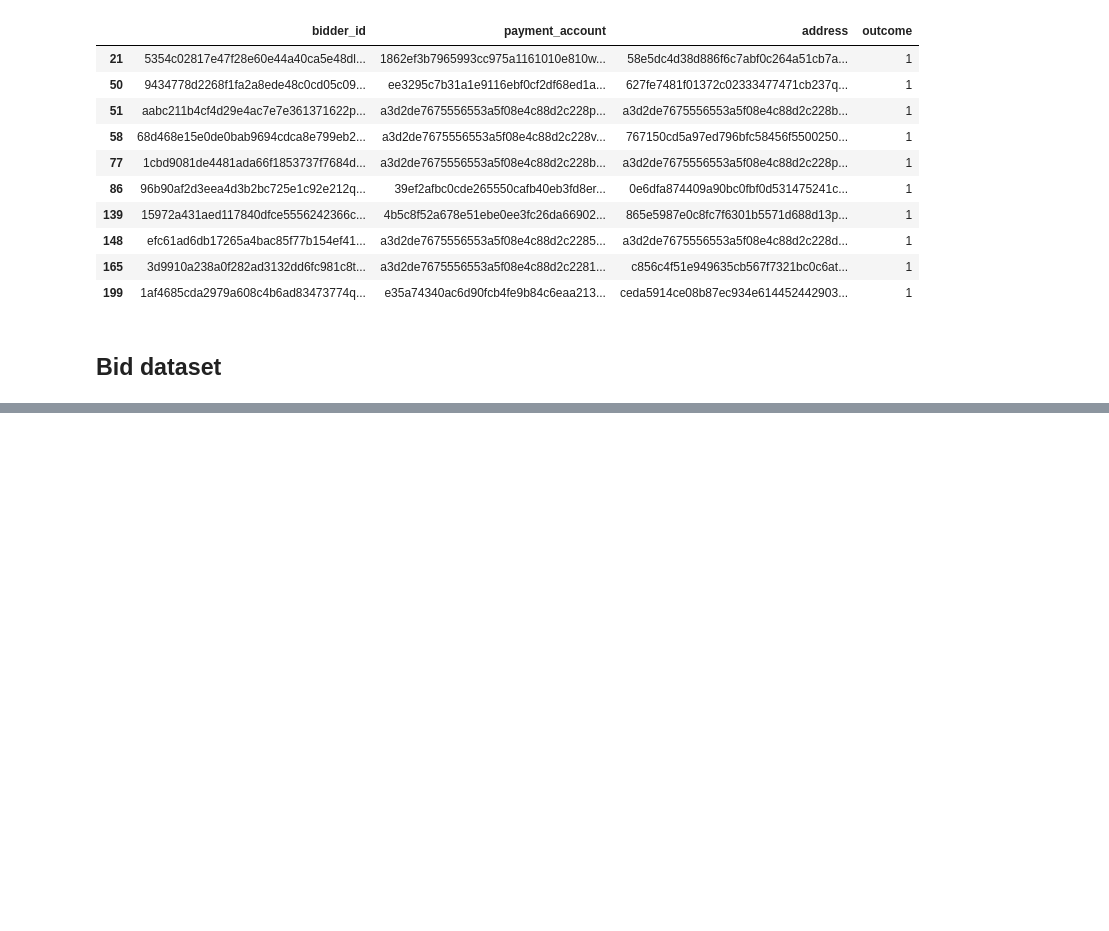
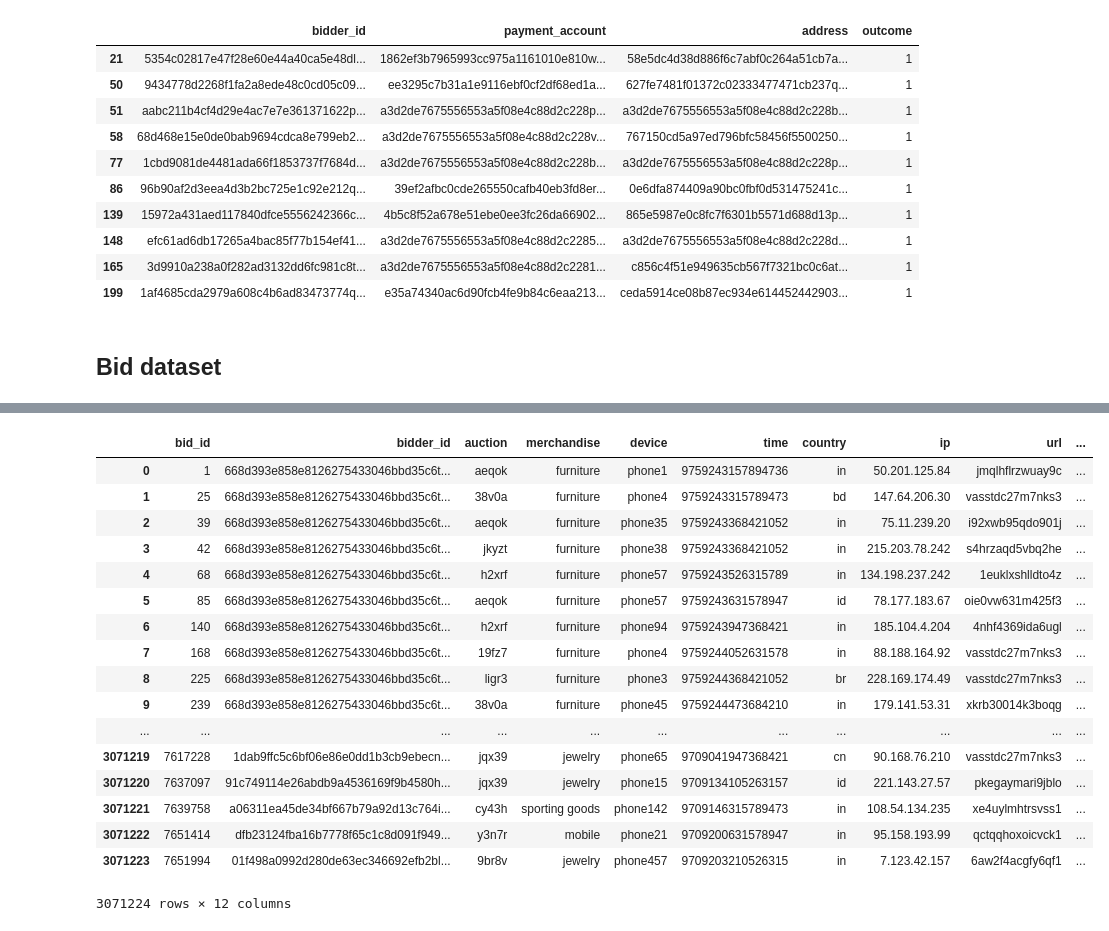
Before and after one commit to drmingle/human_or_robot, a Jupyter notebook: explore.ipynb, the cells around one changed output, grey strips where cells are left out. Saved outputs shown, nothing was run; the diff lists cells and outputs as text; code cells hidden in the pictures; blank space fills up the shorter version.

Commit message:
merge datasets and some exploratory analysis

```diff
--- a/explore.ipynb
+++ b/explore.ipynb
@@ -6,9 +12,9 @@ import numpy as np
 # %% [markdown]
 # Data import and cleaning
 # %%
-df.train = pd.read_csv('train.csv', header=0)
-df.bids = pd.read_csv('bids.csv', header=0)
-df.test = pd.read_csv('test.csv', header=0)
+train = pd.read_csv('train.csv', header=0)
+bids = pd.read_csv('bids.csv', header=0)
+test = pd.read_csv('test.csv', header=0)
 # %% [markdown]
 # Explore data
 # %% [markdown]
@@ -96,0 +226,22 @@ Name: bidder_id, dtype: int64
+# %%
+bids_train=pd.merge(bids,train,on='bidder_id')
+bids_train
+# %% [output]
+|  | bid_id | bidder_id | auction | merchandise | device | time | country | ip | url | ... |
+| 0 | 1 | 668d393e858e8126275433046bbd35c6t... | aeqok | furniture | phone1 | 9759243157894736 | in | 50.201.125.84 | jmqlhflrzwuay9c | ... |
+| 1 | 25 | 668d393e858e8126275433046bbd35c6t... | 38v0a | furniture | phone4 | 9759243315789473 | bd | 147.64.206.30 | vasstdc27m7nks3 | ... |
+| 2 | 39 | 668d393e858e8126275433046bbd35c6t... | aeqok | furniture | phone35 | 9759243368421052 | in | 75.11.239.20 | i92xwb95qdo901j | ... |
+| 3 | 42 | 668d393e858e8126275433046bbd35c6t... | jkyzt | furniture | phone38 | 9759243368421052 | in | 215.203.78.242 | s4hrzaqd5vbq2he | ... |
+| 4 | 68 | 668d393e858e8126275433046bbd35c6t... | h2xrf | furniture | phone57 | 9759243526315789 | in | 134.198.237.242 | 1euklxshlldto4z | ... |
+| 5 | 85 | 668d393e858e8126275433046bbd35c6t... | aeqok | furniture | phone57 | 9759243631578947 | id | 78.177.183.67 | oie0vw631m425f3 | ... |
+| 6 | 140 | 668d393e858e8126275433046bbd35c6t... | h2xrf | furniture | phone94 | 9759243947368421 | in | 185.104.4.204 | 4nhf4369ida6ugl | ... |
+| 7 | 168 | 668d393e858e8126275433046bbd35c6t... | 19fz7 | furniture | phone4 | 9759244052631578 | in | 88.188.164.92 | vasstdc27m7nks3 | ... |
+| 8 | 225 | 668d393e858e8126275433046bbd35c6t... | ligr3 | furniture | phone3 | 9759244368421052 | br | 228.169.174.49 | vasstdc27m7nks3 | ... |
+| 9 | 239 | 668d393e858e8126275433046bbd35c6t... | 38v0a | furniture | phone45 | 9759244473684210 | in | 179.141.53.31 | xkrb30014k3boqg | ... |
+| ... | ... | ... | ... | ... | ... | ... | ... | ... | ... | ... |
+| 3071219 | 7617228 | 1dab9ffc5c6bf06e86e0dd1b3cb9ebecn... | jqx39 | jewelry | phone65 | 9709041947368421 | cn | 90.168.76.210 | vasstdc27m7nks3 | ... |
+| 3071220 | 7637097 | 91c749114e26abdb9a4536169f9b4580h... | jqx39 | jewelry | phone15 | 9709134105263157 | id | 221.143.27.57 | pkegaymari9jblo | ... |
+| 3071221 | 7639758 | a06311ea45de34bf667b79a92d13c764i... | cy43h | sporting goods | phone142 | 9709146315789473 | in | 108.54.134.235 | xe4uylmhtrsvss1 | ... |
+| 3071222 | 7651414 | dfb23124fba16b7778f65c1c8d091f949... | y3n7r | mobile | phone21 | 9709200631578947 | in | 95.158.193.99 | qctqqhoxoicvck1 | ... |
+| 3071223 | 7651994 | 01f498a0992d280de63ec346692efb2bl... | 9br8v | jewelry | phone457 | 9709203210526315 | in | 7.123.42.157 | 6aw2f4acgfy6qf1 | ... |
+3071224 rows × 12 columns
```
Also changed, not shown: parts of 28 cells of this notebook.
